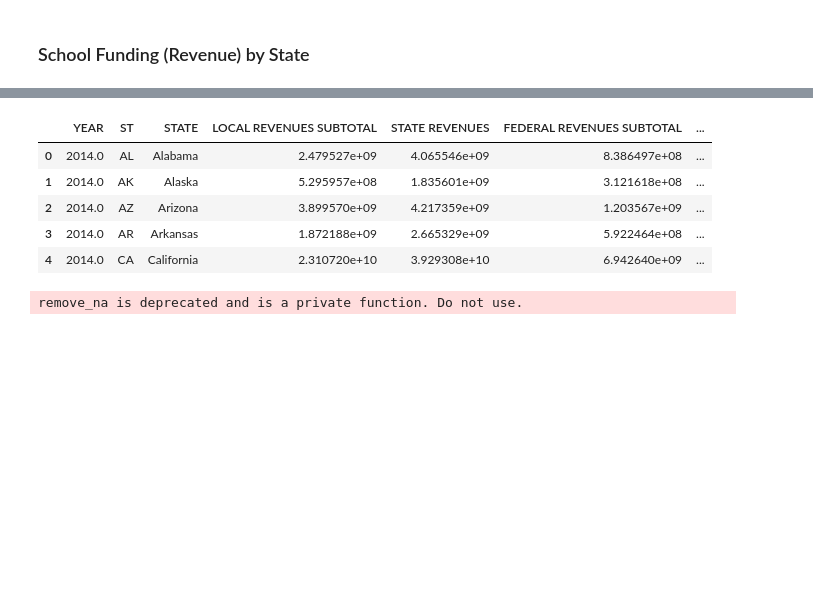
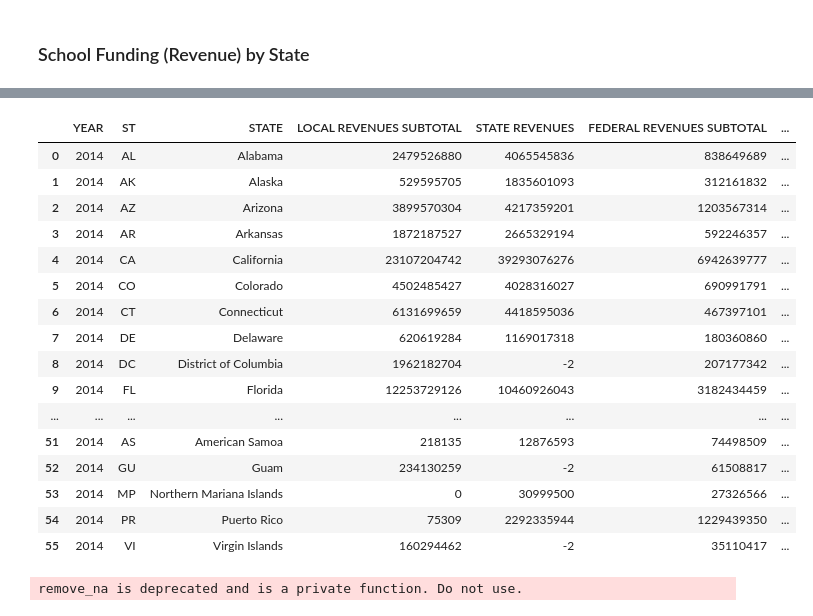
Before and after one commit to jelizalo/project-one, a Jupyter notebook: Education Project.ipynb, the cells around one changed output, grey strips where cells are left out. Drawn from its saved outputs; the diff is of its cells as text; code cells hidden in the pictures; blank space fills up the shorter version.

```diff
--- a/Education Project.ipynb
+++ b/Education Project.ipynb
@@ -36,19 +21,30 @@ rev_data_df.head()
 # %%
 # using csv file key to rename columns
 renamed_df = rev_data_df.rename(columns={"SURVYEAR":"YEAR", "STABR":"ST", "STNAME":"STATE",
                                          "STR1":"LOCAL REVENUES SUBTOTAL",
                                         "R3":"STATE REVENUES", "STR4":"FEDERAL REVENUES SUBTOTAL",
                                         "TR":"TOTAL REVENUES FROM ALL SOURCES",
                                          "E11":"INSTRUCTIONAL EXPENDITURES SALARIES",
                                         "E11A":"TEACHER SALARIES REGULAR PROGRAMS"})
-renamed_df.head()
+renamed_df
 # %% [output]
 |  | YEAR | ST | STATE | LOCAL REVENUES SUBTOTAL | STATE REVENUES | FEDERAL REVENUES SUBTOTAL | ... |
-| 0 | 2014.0 | AL | Alabama | 2.479527e+09 | 4.065546e+09 | 8.386497e+08 | ... |
-| 1 | 2014.0 | AK | Alaska | 5.295957e+08 | 1.835601e+09 | 3.121618e+08 | ... |
-| 2 | 2014.0 | AZ | Arizona | 3.899570e+09 | 4.217359e+09 | 1.203567e+09 | ... |
-| 3 | 2014.0 | AR | Arkansas | 1.872188e+09 | 2.665329e+09 | 5.922464e+08 | ... |
-| 4 | 2014.0 | CA | California | 2.310720e+10 | 3.929308e+10 | 6.942640e+09 | ... |
+| 0 | 2014 | AL | Alabama | 2479526880 | 4065545836 | 838649689 | ... |
+| 1 | 2014 | AK | Alaska | 529595705 | 1835601093 | 312161832 | ... |
+| 2 | 2014 | AZ | Arizona | 3899570304 | 4217359201 | 1203567314 | ... |
+| 3 | 2014 | AR | Arkansas | 1872187527 | 2665329194 | 592246357 | ... |
+| 4 | 2014 | CA | California | 23107204742 | 39293076276 | 6942639777 | ... |
+| 5 | 2014 | CO | Colorado | 4502485427 | 4028316027 | 690991791 | ... |
+| 6 | 2014 | CT | Connecticut | 6131699659 | 4418595036 | 467397101 | ... |
+| 7 | 2014 | DE | Delaware | 620619284 | 1169017318 | 180360860 | ... |
+| 8 | 2014 | DC | District of Columbia | 1962182704 | -2 | 207177342 | ... |
+| 9 | 2014 | FL | Florida | 12253729126 | 10460926043 | 3182434459 | ... |
+| ... | ... | ... | ... | ... | ... | ... | ... |
+| 51 | 2014 | AS | American Samoa | 218135 | 12876593 | 74498509 | ... |
+| 52 | 2014 | GU | Guam | 234130259 | -2 | 61508817 | ... |
+| 53 | 2014 | MP | Northern Mariana Islands | 0 | 30999500 | 27326566 | ... |
+| 54 | 2014 | PR | Puerto Rico | 75309 | 2292335944 | 1229439350 | ... |
+| 55 | 2014 | VI | Virgin Islands | 160294462 | -2 | 35110417 | ... |
 # %%
 # bar graphhhhhhhh of state and total revenue
 sns.factorplot(data=renamed_df, x='STATE', y='TOTAL REVENUES FROM ALL SOURCES', kind='bar', size=20, aspect=3)
```
Also changed, not shown: parts of 8 cells of this notebook, 4 other files.
